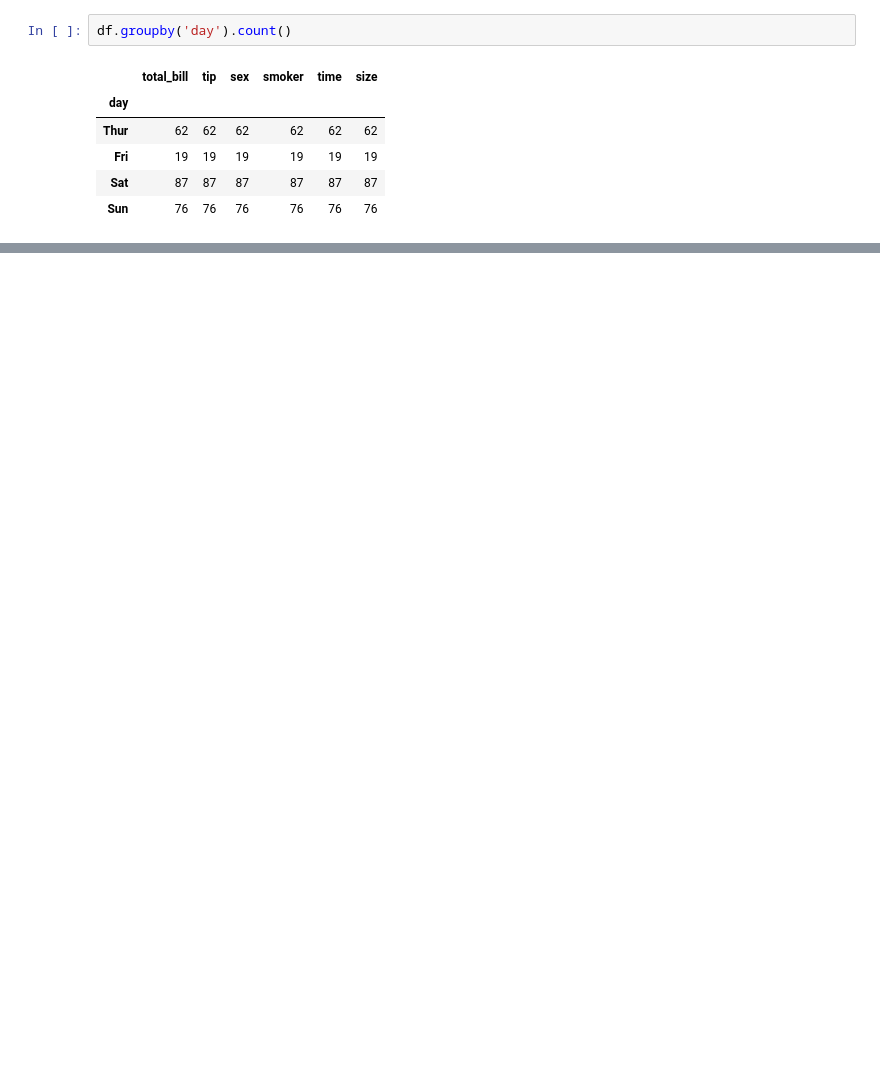
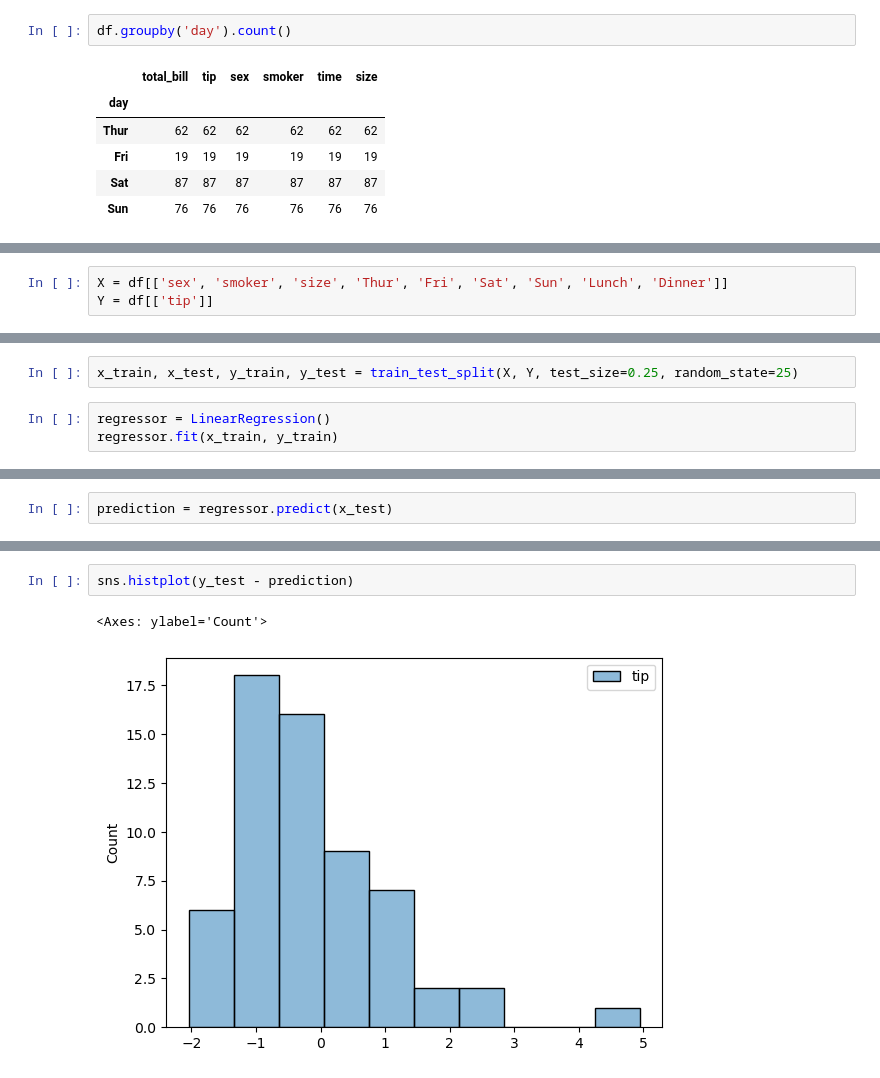
Before and after one commit to faramarzzolfaghari/tips_dataset, a Jupyter notebook: MLWMK.ipynb, the cells around one changed output, grey strips where cells are left out. Drawn from its saved outputs; the diff is of its cells as text; blank space fills up the shorter version.

```diff
--- a/MLWMK.ipynb
+++ b/MLWMK.ipynb
@@ -96,0 +187,3 @@ df
+# %%
+X = df[['sex', 'smoker', 'size', 'Thur', 'Fri', 'Sat', 'Sun', 'Lunch', 'Dinner']]
+Y = df[['tip']]
@@ -96,0 +194,5 @@ df
+# %%
+x_train, x_test, y_train, y_test = train_test_split(X, Y, test_size=0.25, random_state=25)
+# %%
+regressor = LinearRegression()
+regressor.fit(x_train, y_train)
@@ -96,0 +201,2 @@ df
+# %%
+prediction = regressor.predict(x_test)
@@ -96,0 +255,5 @@ df
+# %%
+sns.histplot(y_test - prediction)
+# %% [output]
+<Axes: ylabel='Count'>
+[figure, added]
```
Also changed, not shown: parts of 19 cells of this notebook.
